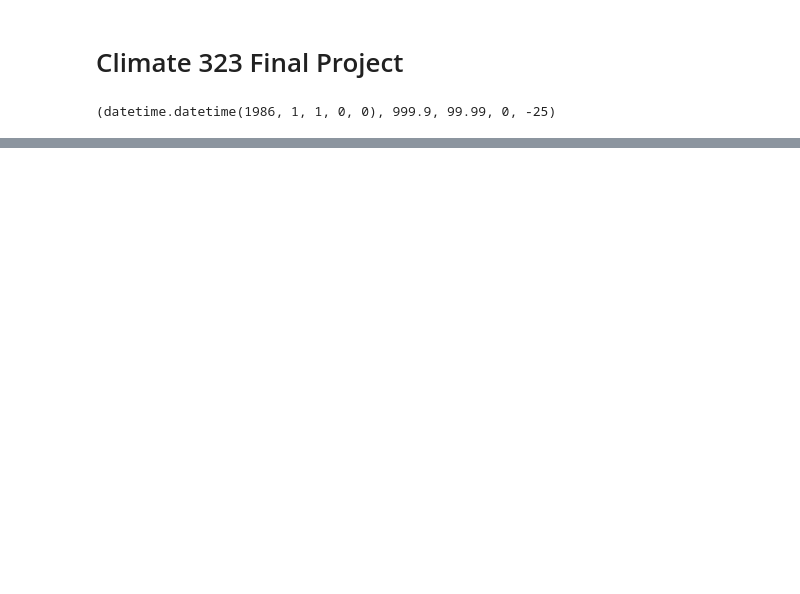
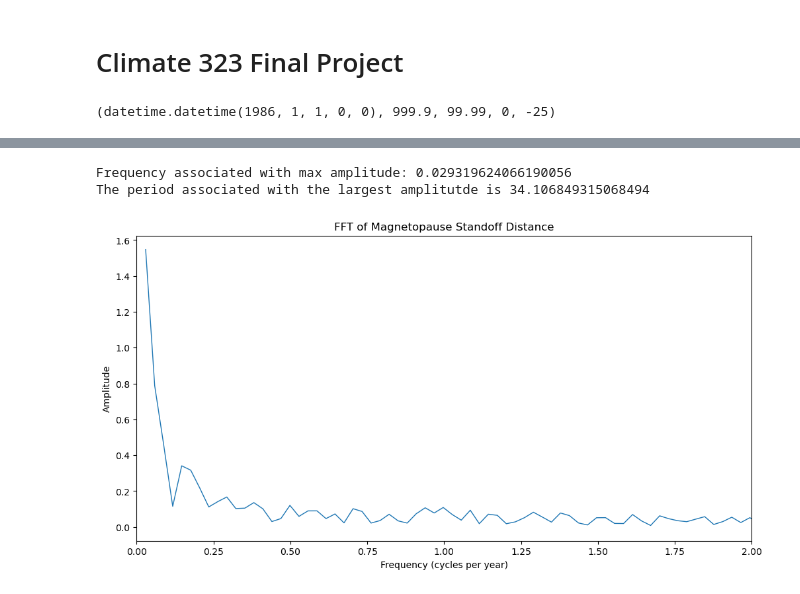
Before and after one commit to evan-geiss/climate_323_final_project, a Jupyter notebook: Climate 323 Final Project.ipynb, the cells around one changed output, grey strips where cells are left out. Saved outputs shown, nothing was run; the diff lists cells and outputs as text; code cells hidden in the pictures; blank space fills up the shorter version.

```diff
--- a/Climate 323 Final Project.ipynb
+++ b/Climate 323 Final Project.ipynb
@@ -93,0 +67,38 @@ Next, we will be calculating when the magnetopause is inside Geosynchronous Orbi
+# %%
+from scipy.fftpack import fft, fftfreq
+
+dt_mag_dist = 1/8760 # Units of fraction of a year
+N_mag_dist = len(data) # Length of time series (duration * time step)
+
+
+
+magpause_dist_ft = fft(magpause_dist_mask) # Get transform
+freqs_mag_dist = fftfreq(N_mag_dist, dt_mag_dist) # Get frequency bins associated with the FT.
+
+positive_freqs_mask = freqs_mag_dist > 0
+pos_freqs_mag_dist = freqs_mag_dist[positive_freqs_mask]
+pos_data_mag_dist = magpause_dist_ft[positive_freqs_mask]
+
+fig = plt.figure(figsize=(12, 6))
+plt.plot(pos_freqs_mag_dist[:N_mag_dist//2], 2.0/N_mag_dist * np.abs(pos_data_mag_dist[:N_mag_dist//2]), '-', lw=1)
+
+
+
+plt.xlabel('Frequency (cycles per year)')
+plt.ylabel('Amplitude')
+plt.title('FFT of Magnetopause Standoff Distance')
+
+plt.xlim(0,2)
+
+max_amplitude_index = np.argmax(np.abs(pos_data_mag_dist[:N_mag_dist//2]))
+
+# Retrieve the corresponding frequency
+max_frequency = pos_freqs_mag_dist[max_amplitude_index]
+period = 1/max_frequency
+
+print("Frequency associated with max amplitude:", max_frequency)
+print(f"The period associated with the largest amplitutde is {period}")
+# %% [output]
+Frequency associated with max amplitude: 0.029319624066190056
+The period associated with the largest amplitutde is 34.106849315068494
+[figure, added]
```
Also changed, not shown: parts of 12 cells of this notebook.
